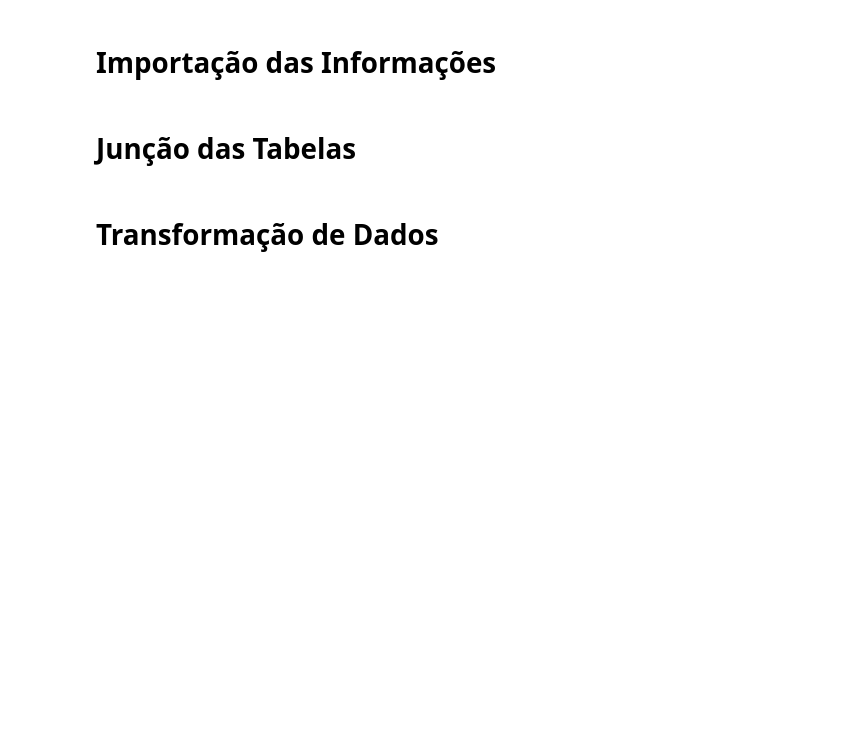
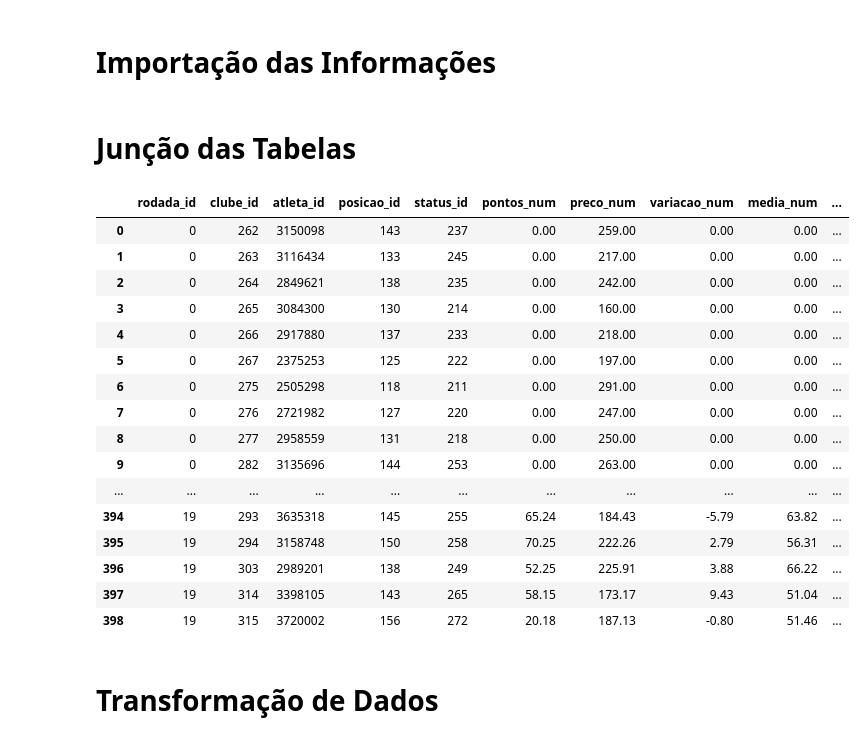
Before and after one commit to guilhermelt-22/final_project, a Jupyter notebook: Bot_Apostas.ipynb, the cells around one changed output. Saved outputs shown, nothing was run; the diff lists cells and outputs as text; code cells hidden in the pictures; blank space fills up the shorter version.

```diff
--- a/Bot_Apostas.ipynb
+++ b/Bot_Apostas.ipynb
@@ -33,3 +33,27 @@ atletas_2015 = pd.read_csv('data/2015_atletas.csv')
 atletas_2014 = pd.read_csv('data/2014_atletas.csv')
 # %% [markdown]
 # Junção das Tabelas
+# %%
+time_stats = scouts_2017.groupby(['rodada_id','clube_id']).agg('sum')
+# %%
+time_stats.reset_index(inplace=True)
+# %%
+time_stats
+# %% [output]
+|  | rodada_id | clube_id | atleta_id | posicao_id | status_id | pontos_num | preco_num | variacao_num | media_num | ... |
+| 0 | 0 | 262 | 3150098 | 143 | 237 | 0.00 | 259.00 | 0.00 | 0.00 | ... |
+| 1 | 0 | 263 | 3116434 | 133 | 245 | 0.00 | 217.00 | 0.00 | 0.00 | ... |
+| 2 | 0 | 264 | 2849621 | 138 | 235 | 0.00 | 242.00 | 0.00 | 0.00 | ... |
+| 3 | 0 | 265 | 3084300 | 130 | 214 | 0.00 | 160.00 | 0.00 | 0.00 | ... |
+| 4 | 0 | 266 | 2917880 | 137 | 233 | 0.00 | 218.00 | 0.00 | 0.00 | ... |
+| 5 | 0 | 267 | 2375253 | 125 | 222 | 0.00 | 197.00 | 0.00 | 0.00 | ... |
+| 6 | 0 | 275 | 2505298 | 118 | 211 | 0.00 | 291.00 | 0.00 | 0.00 | ... |
+| 7 | 0 | 276 | 2721982 | 127 | 220 | 0.00 | 247.00 | 0.00 | 0.00 | ... |
+| 8 | 0 | 277 | 2958559 | 131 | 218 | 0.00 | 250.00 | 0.00 | 0.00 | ... |
+| 9 | 0 | 282 | 3135696 | 144 | 253 | 0.00 | 263.00 | 0.00 | 0.00 | ... |
+| ... | ... | ... | ... | ... | ... | ... | ... | ... | ... | ... |
+| 394 | 19 | 293 | 3635318 | 145 | 255 | 65.24 | 184.43 | -5.79 | 63.82 | ... |
+| 395 | 19 | 294 | 3158748 | 150 | 258 | 70.25 | 222.26 | 2.79 | 56.31 | ... |
+| 396 | 19 | 303 | 2989201 | 138 | 249 | 52.25 | 225.91 | 3.88 | 66.22 | ... |
+| 397 | 19 | 314 | 3398105 | 143 | 265 | 58.15 | 173.17 | 9.43 | 51.04 | ... |
+| 398 | 19 | 315 | 3720002 | 156 | 272 | 20.18 | 187.13 | -0.80 | 51.46 | ... |
```
Also changed, not shown: parts of 13 cells of this notebook.
